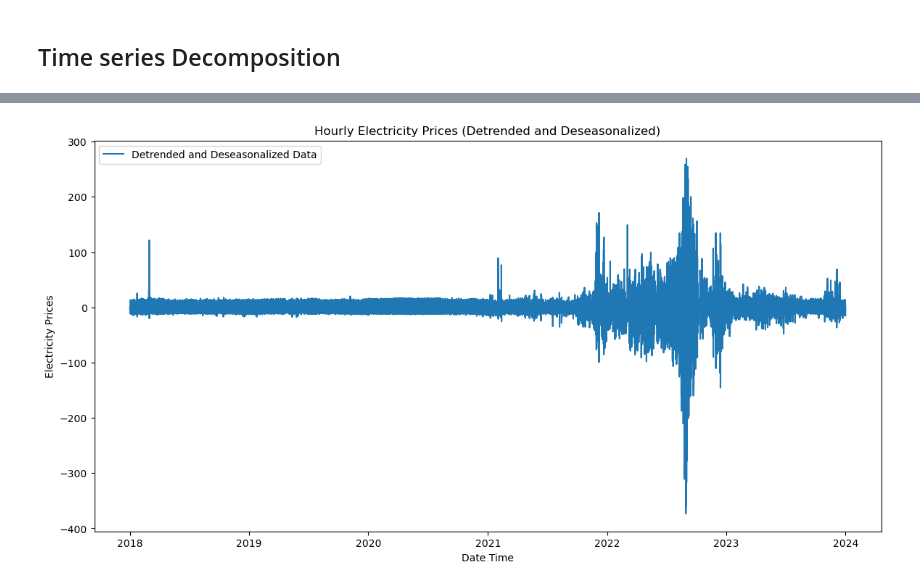
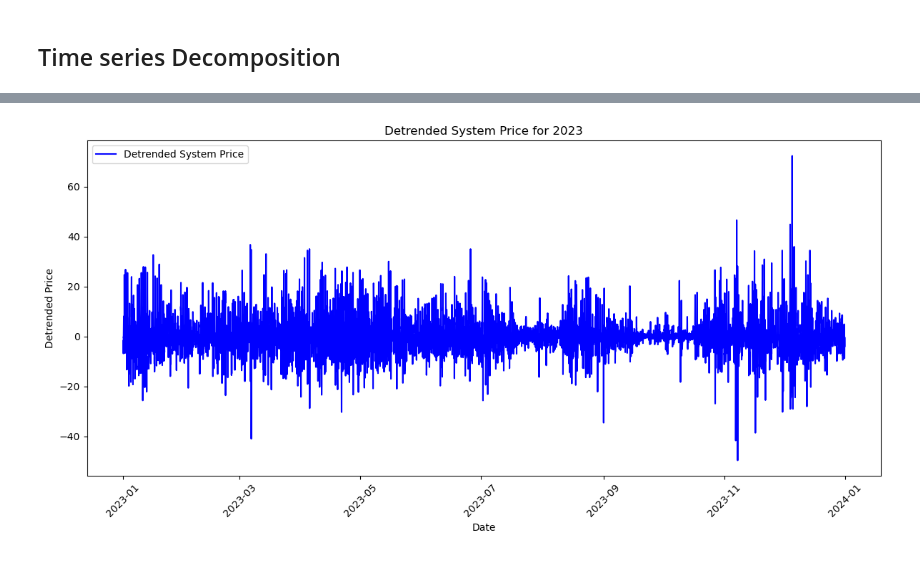
Before and after one commit to evenbakke/MasterThesis-, a Jupyter notebook: ARIMA.ipynb, the cells around one changed output, grey strips where cells are left out. Drawn from its saved outputs; the diff is of its cells as text; code cells hidden in the pictures.

```diff
--- a/ARIMA.ipynb
+++ b/ARIMA.ipynb
@@ -139,14 +162,11 @@ plt.show()
 import matplotlib.pyplot as plt
 from statsmodels.tsa.seasonal import seasonal_decompose
 
-# Assuming your DataFrame is indexed by datetime and focusing on 2020
-df_2023 = df['2023']
-# Resample to daily data if needed
-# daily_data_2023 = df_2023.resample('D').mean()
-
+# Assuming your DataFrame is indexed by datetime and focusing on 2023
+df_2023 = df['2022':'2023']
 
 # Decompose the time series
-decomposition = seasonal_decompose(df_2023['systemPrice'], model='additive', period=24)
+decomposition = seasonal_decompose(df_2023['systemPrice'], model='additive')
 
 # Plot the decomposed components
 fig, (ax1, ax2, ax3, ax4) = plt.subplots(4, 1, figsize=(12, 8))  # Adjust the figsize as necessary
@@ -154,7 +174,12 @@ fig, (ax1, ax2, ax3, ax4) = plt.subplots(4, 1, figsize=(12, 8))  # Adjust the fi
 # Plot the observed, trend, seasonal, and residual components
 decomposition.observed.plot(ax=ax1, title='Observed')
 decomposition.trend.plot(ax=ax2, title='Trend')
-decomposition.seasonal.plot(ax=ax3, title='Seasonal')
+
+# Here we plot the seasonal component and set y-axis limits
+ax3.plot(decomposition.seasonal.index, decomposition.seasonal, label='Seasonal')
+ax3.set_title('Seasonal')
+ax3.set_ylim(decomposition.seasonal.min(), decomposition.seasonal.max())  # Set the y-axis limits
+
 decomposition.resid.plot(ax=ax4, title='Residual')
 
 # Rotate the x-axis labels for all subplots
@@ -257,13 +422,15 @@ detrended_deseasonalized = df['residual'].dropna()
 # %%
 import matplotlib.pyplot as plt
 
-# Plotting the differenced data
-plt.figure(figsize=(14, 7))
-plt.plot(detrended_deseasonalized, label='Detrended and Deseasonalized Data')
-plt.title('Hourly Electricity Prices (Detrended and Deseasonalized)')
-plt.xlabel('Date Time')
-plt.ylabel('Electricity Prices')
+# Assuming 'price_diff_1' column in df_2023 represents the detrended system price
+plt.figure(figsize=(12, 6))
+plt.plot(df_2023['price_diff_1'], label='Detrended System Price', color='blue')
+plt.title('Detrended System Price for 2023')
+plt.xlabel('Date')
+plt.ylabel('Detrended Price')
 plt.legend()
+plt.xticks(rotation=45)  # Rotate x-axis labels for better readability
+plt.tight_layout()  # Adjust layout to ensure everything fits without overlapping
 plt.show()
 # %% [output]
-[figure, old version]
+[figure, new version]
```
Also changed, not shown: parts of 22 cells of this notebook.
